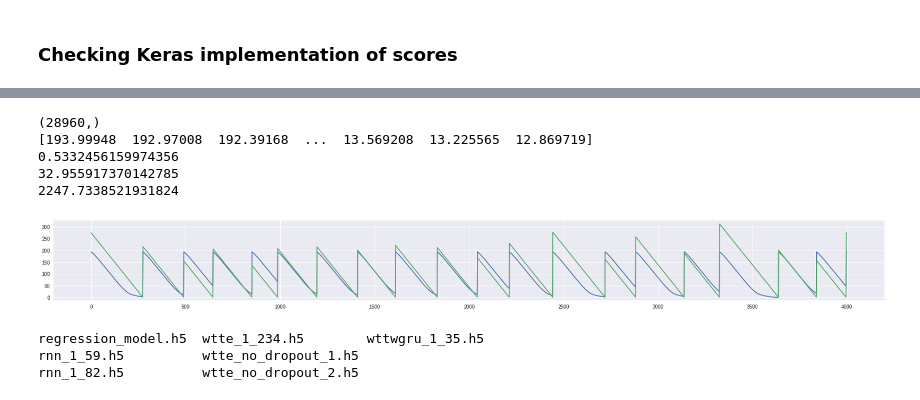
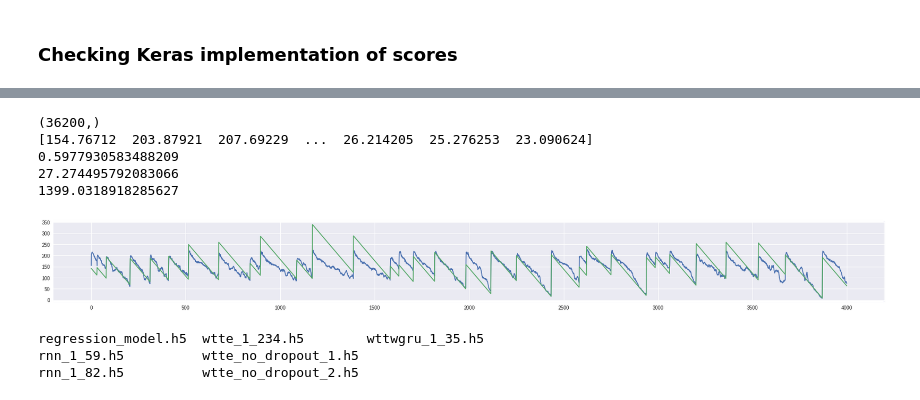
Before and after one commit to Manelmc/rnn-time-to-event, a Jupyter notebook: Turbofan Engine/predictive-maintenance-turbofan-engine.ipynb, the cells around one changed output, grey strips where cells are left out. Cells and saved outputs as stored; diff of their text form; code cells hidden in the pictures.

```diff
--- a/Turbofan Engine/predictive-maintenance-turbofan-engine.ipynb
+++ b/Turbofan Engine/predictive-maintenance-turbofan-engine.ipynb
@@ -289,3 +294,7 @@ plt.plot(history.history["val_loss"])
+# %%
+from keras.models import load_model
+#model = load_model("Models/regression_model.h5")
+model = load_model(baseline_path, custom_objects={"exp": K.exp})
 # %% [markdown]
 ### Checking Keras implementation of scores
 # %%
@@ -318,28 +316,28 @@ plt.plot(y_pred[10])
 # %%
 %matplotlib inline
 # To validate we remove the right padding
-l = train_Y.flatten()
-y_pred = model.predict(train_X).flatten()
+l = test_Y.flatten()
+y_pred = model.predict(test_X).flatten()
 print l.shape
 y_true = np.ma.compressed(np.ma.masked_where(l==0, l))
 # y_true = l
 y_pred = np.ma.compressed(np.ma.masked_where(l==0, y_pred))
 print y_pred
 print r2_score(y_true, y_pred)
 print mean_absolute_error(y_true, y_pred)
 print mean_squared_error(y_true, y_pred)
 fig = plt.figure()
 fig.add_subplot(1,1,1)
 plt.plot(y_pred[0:4000])
 plt.plot(y_true[0:4000])
 fig.set_size_inches(30,3)
 # %% [output]
-(28960,)
-[193.99948  192.97008  192.39168  ...  13.569208  13.225565  12.869719]
-0.5332456159974356
-32.955917370142785
-2247.7338521931824
+(36200,)
+[154.76712  203.87921  207.69229  ...  26.214205  25.276253  23.090624]
+0.5977930583488209
+27.274495792083066
+1399.0318918285627
-[figure, old version]
+[figure, new version]
 # %%
 
 !ls Models
```
Also changed, not shown: parts of 17 cells of this notebook.
